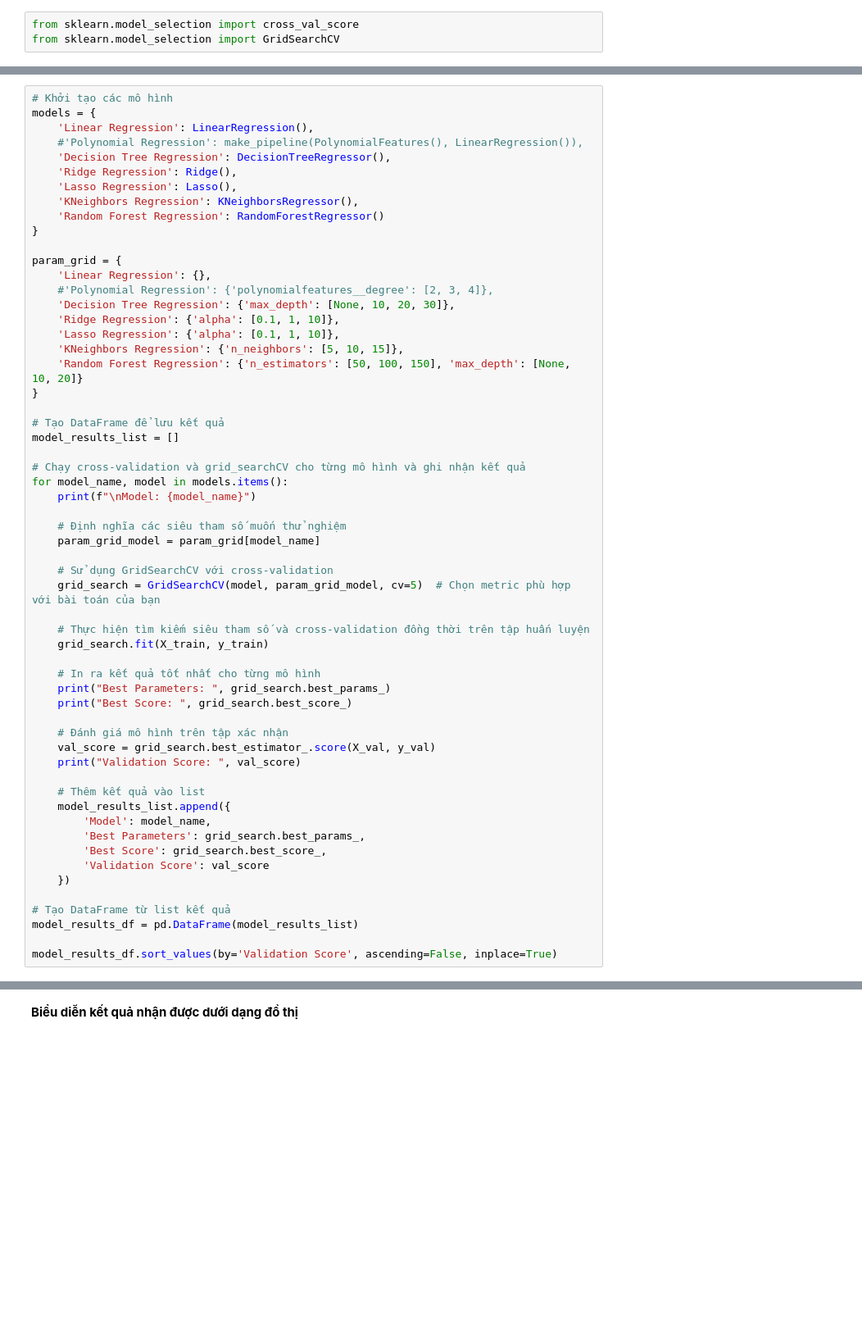
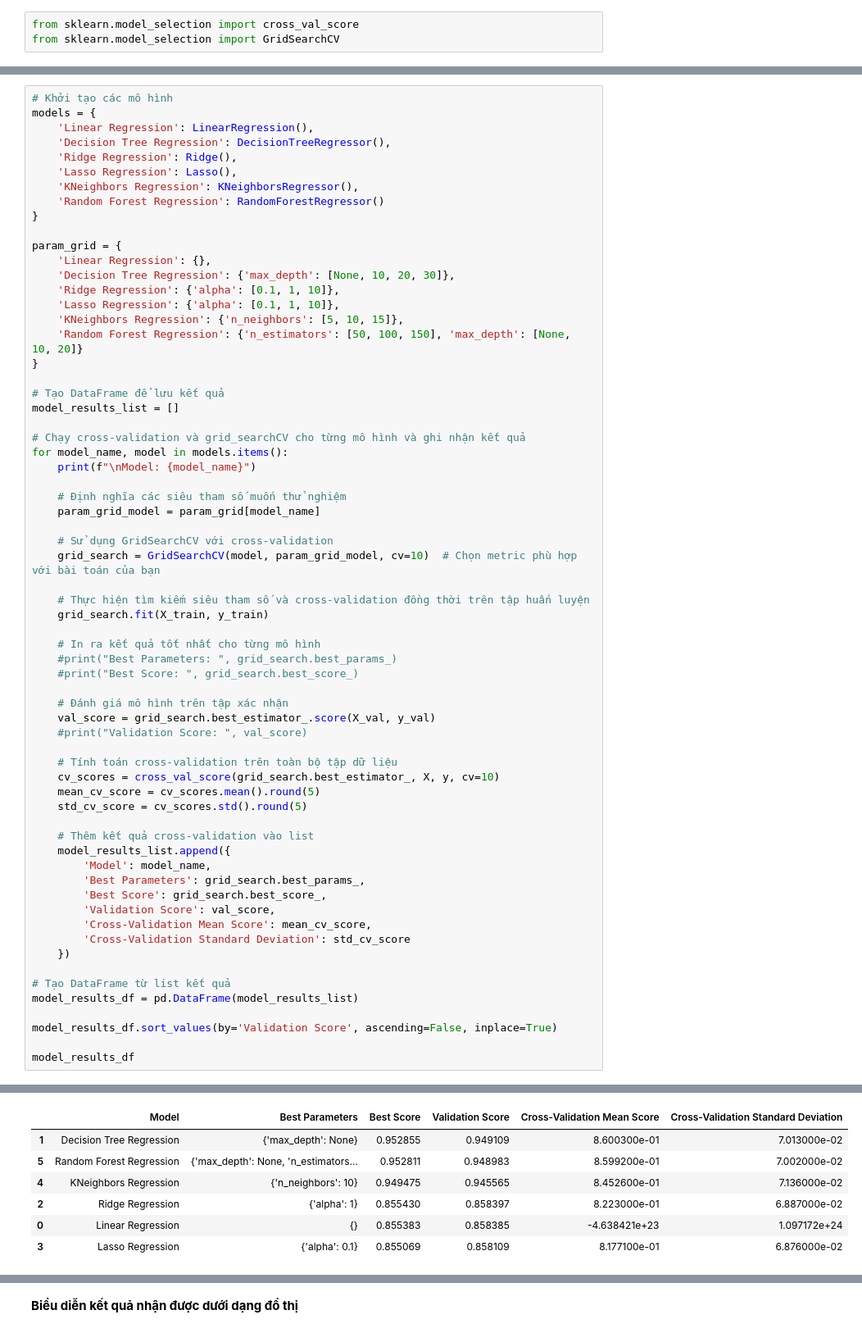
Before and after one commit to GenNyu/Intro2DS, a Jupyter notebook: Build_model_with_feature_DEPLOYED.ipynb, the cells around one changed output, grey strips where cells are left out. Shown at 82% size. Cells and saved outputs as stored; diff of their text form; blank space fills up the shorter version.

```diff
--- a/Build_model_with_feature_DEPLOYED.ipynb
+++ b/Build_model_with_feature_DEPLOYED.ipynb
@@ -371,7 +356,6 @@ Ta sẽ chọn các thuật toán để kiểm tra là LinearRegression, Support
 # Khởi tạo các mô hình
 models = {
     'Linear Regression': LinearRegression(),
-    #'Polynomial Regression': make_pipeline(PolynomialFeatures(), LinearRegression()),
     'Decision Tree Regression': DecisionTreeRegressor(),
     'Ridge Regression': Ridge(),
     'Lasso Regression': Lasso(),
@@ -381,7 +365,6 @@ models = {
 
 param_grid = {
     'Linear Regression': {},
-    #'Polynomial Regression': {'polynomialfeatures__degree': [2, 3, 4]},
     'Decision Tree Regression': {'max_depth': [None, 10, 20, 30]},
     'Ridge Regression': {'alpha': [0.1, 1, 10]},
     'Lasso Regression': {'alpha': [0.1, 1, 10]},
@@ -400,30 +383,39 @@ for model_name, model in models.items():
     param_grid_model = param_grid[model_name]
 
     # Sử dụng GridSearchCV với cross-validation
-    grid_search = GridSearchCV(model, param_grid_model, cv=5)  # Chọn metric phù hợp với bài toán của bạn
+    grid_search = GridSearchCV(model, param_grid_model, cv=10)  # Chọn metric phù hợp với bài toán của bạn
 
     # Thực hiện tìm kiếm siêu tham số và cross-validation đồng thời trên tập huấn luyện
     grid_search.fit(X_train, y_train)
 
     # In ra kết quả tốt nhất cho từng mô hình
-    print("Best Parameters: ", grid_search.best_params_)
-    print("Best Score: ", grid_search.best_score_)
+    #print("Best Parameters: ", grid_search.best_params_)
+    #print("Best Score: ", grid_search.best_score_)
 
     # Đánh giá mô hình trên tập xác nhận
     val_score = grid_search.best_estimator_.score(X_val, y_val)
-    print("Validation Score: ", val_score)
+    #print("Validation Score: ", val_score)
 
-    # Thêm kết quả vào list
+    # Tính toán cross-validation trên toàn bộ tập dữ liệu
+    cv_scores = cross_val_score(grid_search.best_estimator_, X, y, cv=10)
+    mean_cv_score = cv_scores.mean().round(5)
+    std_cv_score = cv_scores.std().round(5)
+
+    # Thêm kết quả cross-validation vào list
     model_results_list.append({
         'Model': model_name,
         'Best Parameters': grid_search.best_params_,
         'Best Score': grid_search.best_score_,
-        'Validation Score': val_score
+        'Validation Score': val_score,
+        'Cross-Validation Mean Score': mean_cv_score,
+        'Cross-Validation Standard Deviation': std_cv_score
     })
 
 # Tạo DataFrame từ list kết quả
 model_results_df = pd.DataFrame(model_results_list)
 
 model_results_df.sort_values(by='Validation Score', ascending=False, inplace=True)
+
+model_results_df
 # %% [output]
 Model: Linear Regression
@@ -445,0 +432,7 @@ Validation Score:  0.9492033209526255
+|  | Model | Best Parameters | Best Score | Validation Score | Cross-Validation Mean Score | Cross-Validation Standard Deviation |
+| 1 | Decision Tree Regression | {'max_depth': None} | 0.952855 | 0.949109 | 8.600300e-01 | 7.013000e-02 |
+| 5 | Random Forest Regression | {'max_depth': None, 'n_estimators... | 0.952811 | 0.948983 | 8.599200e-01 | 7.002000e-02 |
+| 4 | KNeighbors Regression | {'n_neighbors': 10} | 0.949475 | 0.945565 | 8.452600e-01 | 7.136000e-02 |
+| 2 | Ridge Regression | {'alpha': 1} | 0.855430 | 0.858397 | 8.223000e-01 | 6.887000e-02 |
+| 0 | Linear Regression | {} | 0.855383 | 0.858385 | -4.638421e+23 | 1.097172e+24 |
+| 3 | Lasso Regression | {'alpha': 0.1} | 0.855069 | 0.858109 | 8.177100e-01 | 6.876000e-02 |
```
Also changed, not shown: parts of 20 cells of this notebook.
